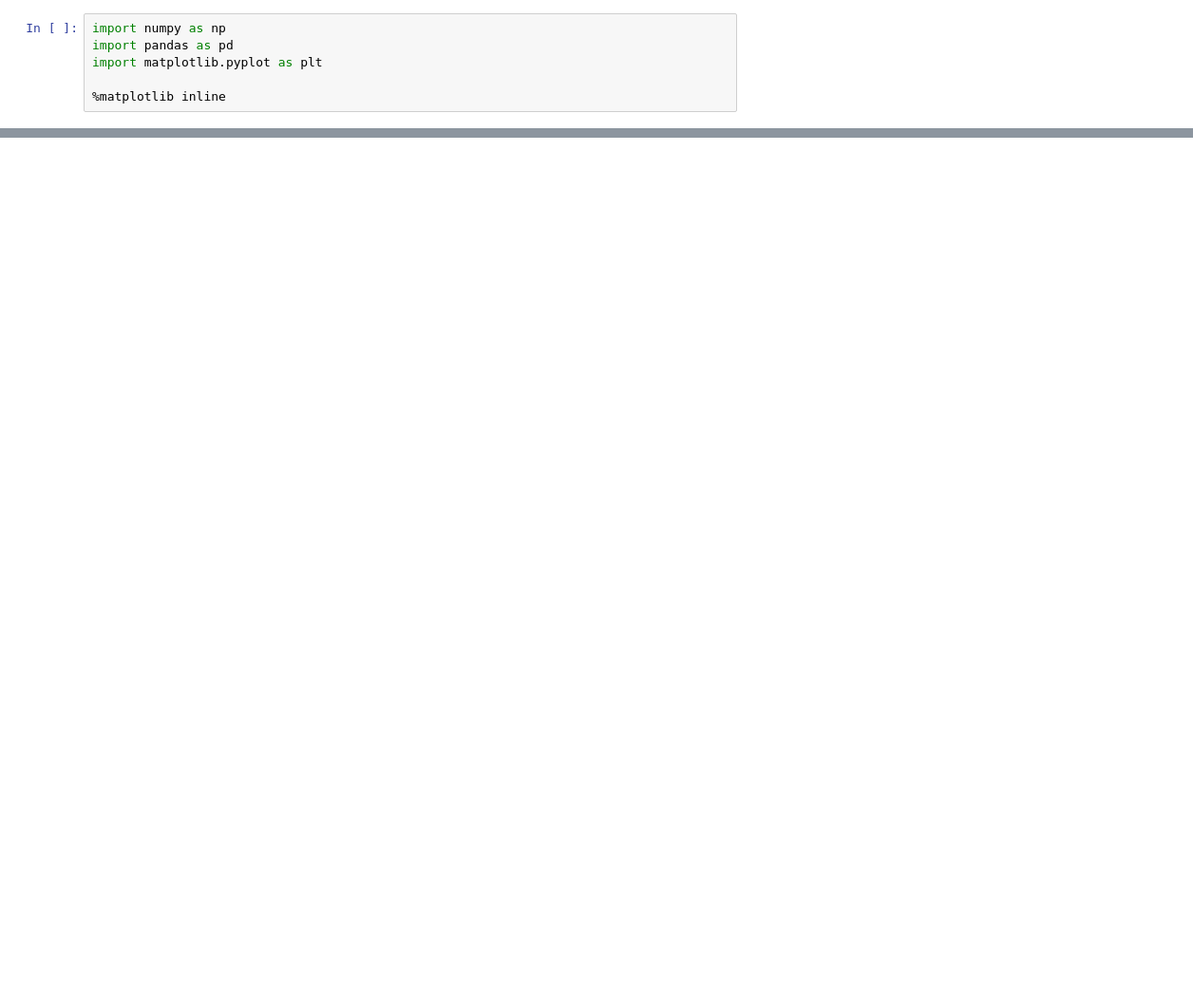
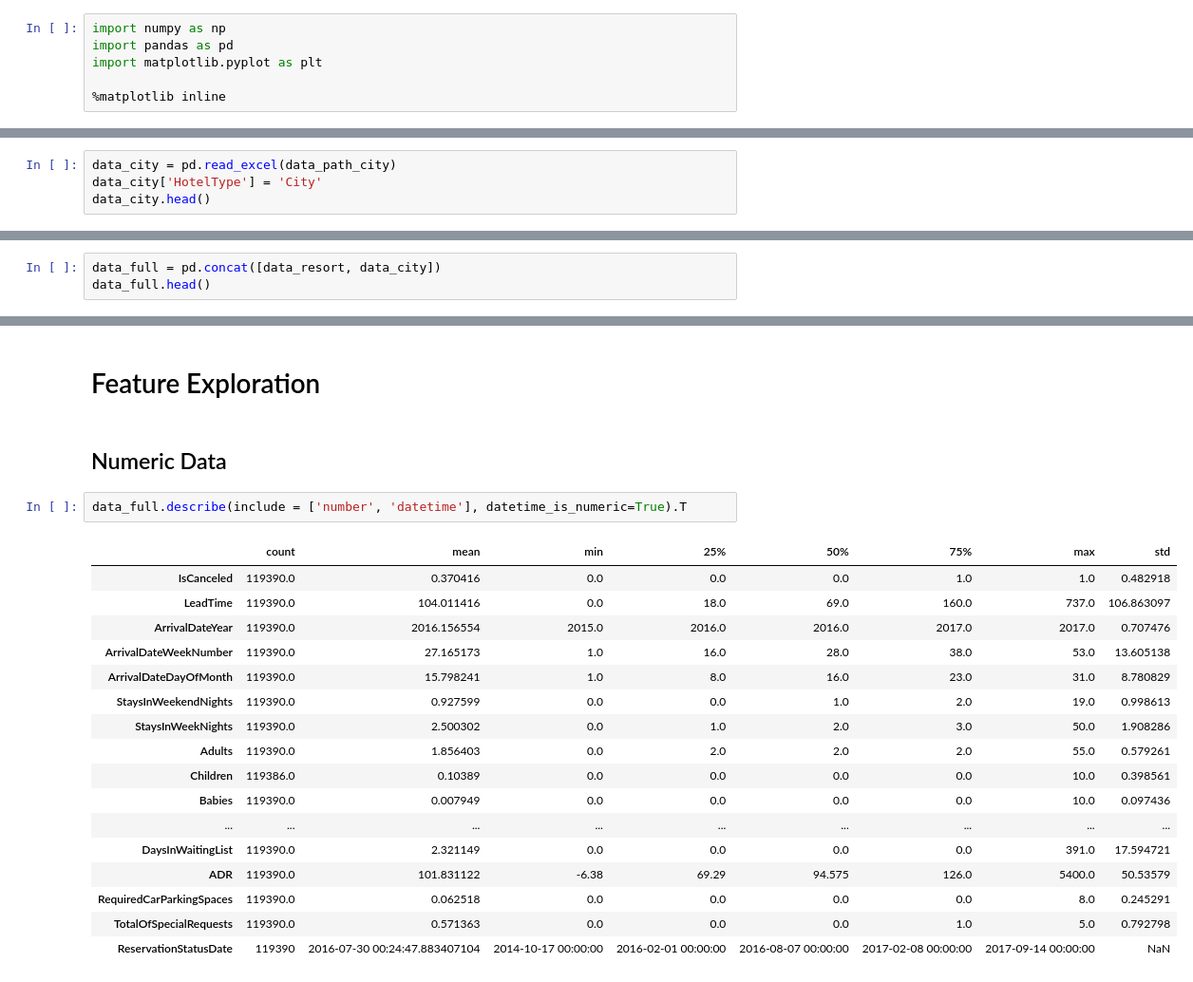
Before and after one commit to BenJMcCarty/Hotel_Cancel_Culture_v2, a Jupyter notebook: Data_Cleaning.ipynb, the cells around one changed output, grey strips where cells are left out. Shown at 95% size. Saved outputs shown, nothing was run; the diff lists cells and outputs as text; blank space fills up the shorter version.

```diff
--- a/Data_Cleaning.ipynb
+++ b/Data_Cleaning.ipynb
@@ -26,0 +26,4 @@ df_h1
+# %%
+data_city = pd.read_excel(data_path_city)
+data_city['HotelType'] = 'City'
+data_city.head()
@@ -26,0 +38,3 @@ df_h1
+# %%
+data_full = pd.concat([data_resort, data_city])
+data_full.head()
@@ -26,0 +49,24 @@ df_h1
+# %% [markdown]
+# Feature Exploration
+# %% [markdown]
+## Numeric Data
+# %%
+data_full.describe(include = ['number', 'datetime'], datetime_is_numeric=True).T
+# %% [output]
+|  | count | mean | min | 25% | 50% | 75% | max | std |
+| IsCanceled | 119390.0 | 0.370416 | 0.0 | 0.0 | 0.0 | 1.0 | 1.0 | 0.482918 |
+| LeadTime | 119390.0 | 104.011416 | 0.0 | 18.0 | 69.0 | 160.0 | 737.0 | 106.863097 |
+| ArrivalDateYear | 119390.0 | 2016.156554 | 2015.0 | 2016.0 | 2016.0 | 2017.0 | 2017.0 | 0.707476 |
+| ArrivalDateWeekNumber | 119390.0 | 27.165173 | 1.0 | 16.0 | 28.0 | 38.0 | 53.0 | 13.605138 |
+| ArrivalDateDayOfMonth | 119390.0 | 15.798241 | 1.0 | 8.0 | 16.0 | 23.0 | 31.0 | 8.780829 |
+| StaysInWeekendNights | 119390.0 | 0.927599 | 0.0 | 0.0 | 1.0 | 2.0 | 19.0 | 0.998613 |
+| StaysInWeekNights | 119390.0 | 2.500302 | 0.0 | 1.0 | 2.0 | 3.0 | 50.0 | 1.908286 |
+| Adults | 119390.0 | 1.856403 | 0.0 | 2.0 | 2.0 | 2.0 | 55.0 | 0.579261 |
+| Children | 119386.0 | 0.10389 | 0.0 | 0.0 | 0.0 | 0.0 | 10.0 | 0.398561 |
+| Babies | 119390.0 | 0.007949 | 0.0 | 0.0 | 0.0 | 0.0 | 10.0 | 0.097436 |
+| ... | ... | ... | ... | ... | ... | ... | ... | ... |
+| DaysInWaitingList | 119390.0 | 2.321149 | 0.0 | 0.0 | 0.0 | 0.0 | 391.0 | 17.594721 |
+| ADR | 119390.0 | 101.831122 | -6.38 | 69.29 | 94.575 | 126.0 | 5400.0 | 50.53579 |
+| RequiredCarParkingSpaces | 119390.0 | 0.062518 | 0.0 | 0.0 | 0.0 | 0.0 | 8.0 | 0.245291 |
+| TotalOfSpecialRequests | 119390.0 | 0.571363 | 0.0 | 0.0 | 0.0 | 1.0 | 5.0 | 0.792798 |
+| ReservationStatusDate | 119390 | 2016-07-30 00:24:47.883407104 | 2014-10-17 00:00:00 | 2016-02-01 00:00:00 | 2016-08-07 00:00:00 | 2017-02-08 00:00:00 | 2017-09-14 00:00:00 | NaN |
```
Also changed, not shown: parts of 11 cells of this notebook, 2 other files.
